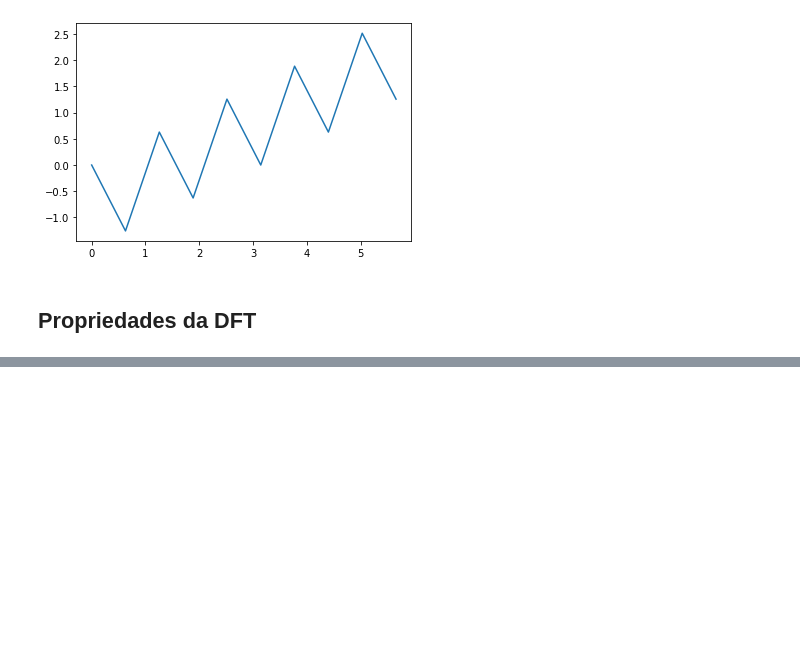
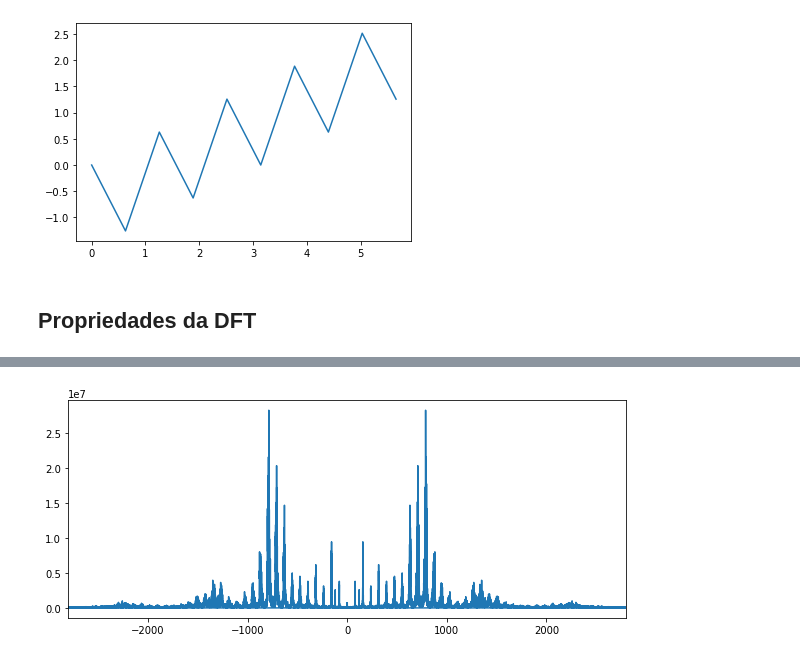
Before and after one commit to leonardoSaaads/ProcessamentoDigitalSinais, a Jupyter notebook: Unidade 1/DFT.ipynb, the cells around one changed output, grey strips where cells are left out. Drawn from its saved outputs; the diff is of its cells as text; code cells hidden in the pictures; blank space fills up the shorter version.

```diff
--- a/Unidade 1/DFT.ipynb
+++ b/Unidade 1/DFT.ipynb
@@ -180,0 +283,24 @@ Foto disponível [aqui](https://upload.wikimedia.org/wikipedia/commons/5/56/Four
+# %%
+# DFT da Voz humana.
+import numpy as np
+from scipy.linalg import dft
+from scipy.io.wavfile import read
+import matplotlib.pyplot as plt
+
+# Lê o arquivo de aúdio
+fs, data = read('voz.wav')
+data = data[:, 0]
+
+# X axis - frequência
+x = np.fft.fftfreq(len(data), 1/fs)
+
+# Vefor da DFT
+f = abs(np.fft.fft(data))
+
+# Plotando
+plt.figure(figsize=(10, 4))
+plt.plot(x, f, label='DFT')
+plt.xlim([-2800, 2800])
+plt.show()
+# %% [output]
+[figure, added]
```
Also changed, not shown: parts of 8 cells of this notebook, 1 other file.
